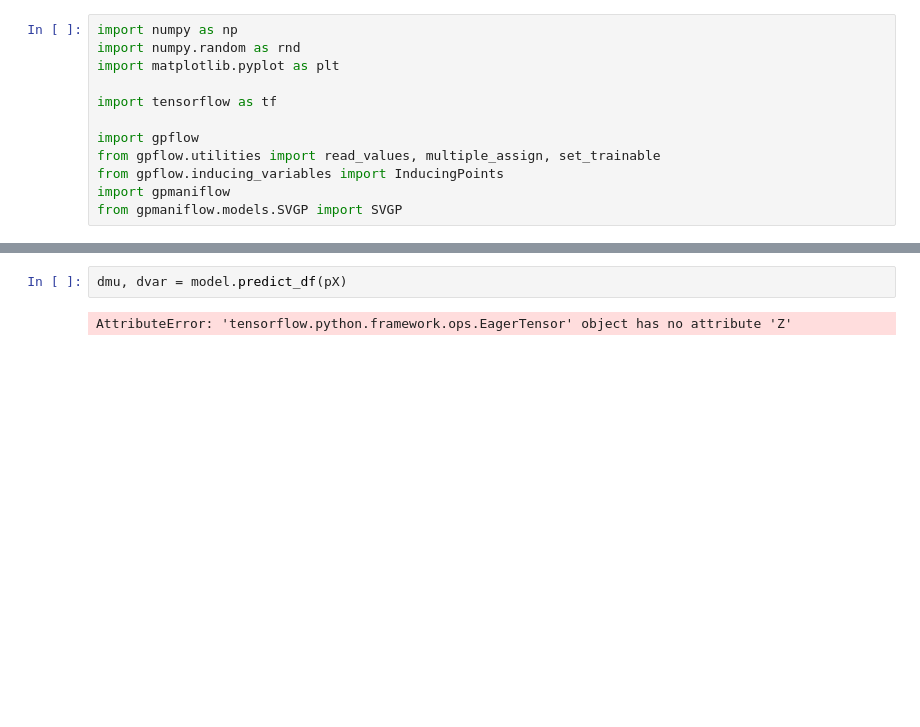
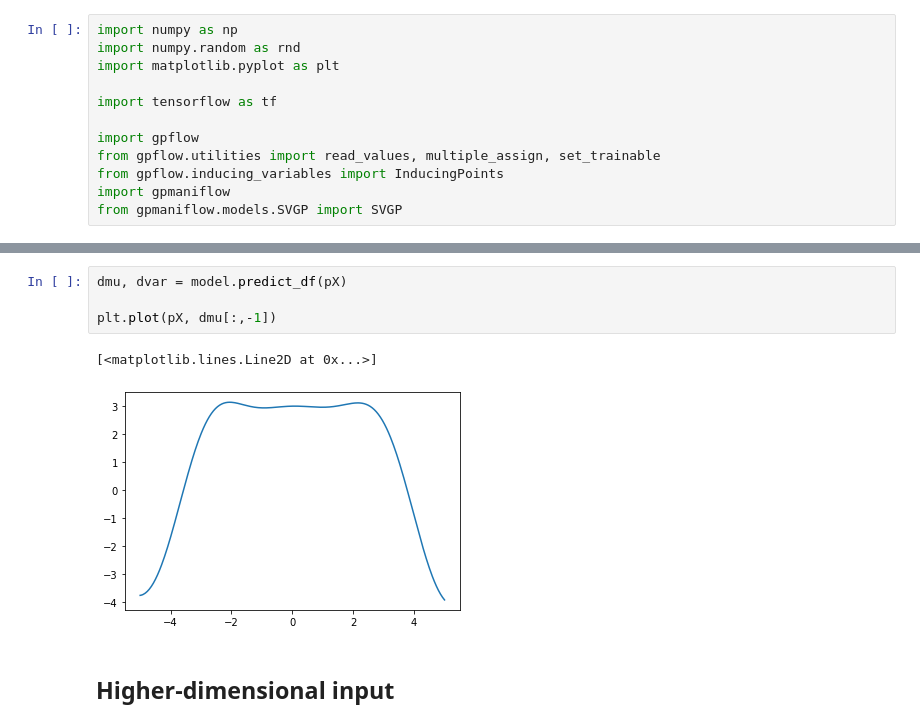
Before and after one commit to JorgensenMart/gpmaniflow, a Jupyter notebook: notebooks/Untitled.ipynb, the cells around one changed output, grey strips where cells are left out. Cells and saved outputs as stored; diff of their text form; blank space fills up the shorter version.

```diff
--- a/notebooks/Untitled.ipynb
+++ b/notebooks/Untitled.ipynb
@@ -71,4 +71,9 @@ plt.plot(pX, pmu, "x")
 # %%
 dmu, dvar = model.predict_df(pX)
+
+plt.plot(pX, dmu[:,-1])
 # %% [output]
-AttributeError: 'tensorflow.python.framework.ops.EagerTensor' object has no attribute 'Z'
+[<matplotlib.lines.Line2D at 0x...>]
+[figure, added]
+# %% [markdown]
+## Higher-dimensional input
```
Also changed, not shown: parts of 8 cells of this notebook, 4 other files.
